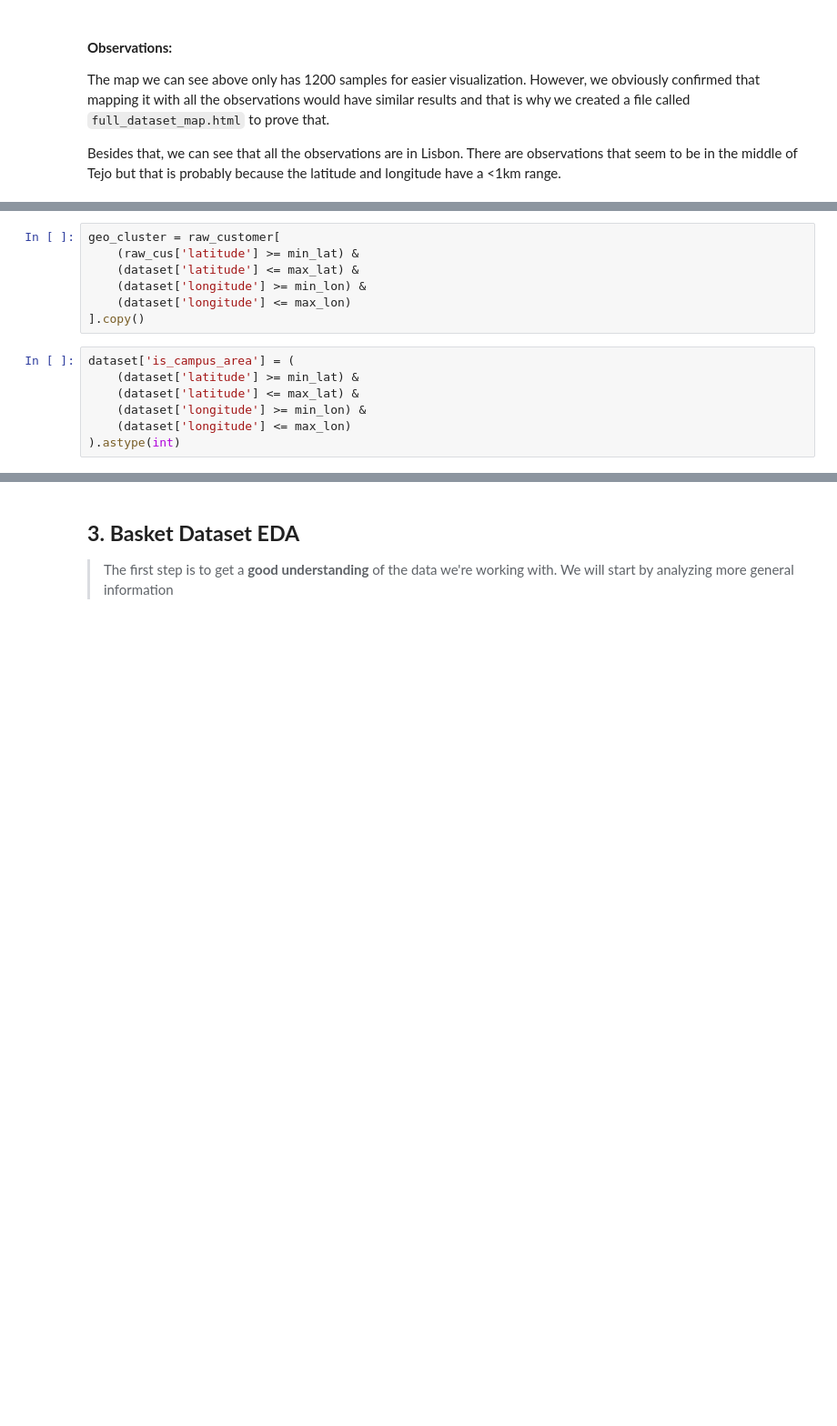
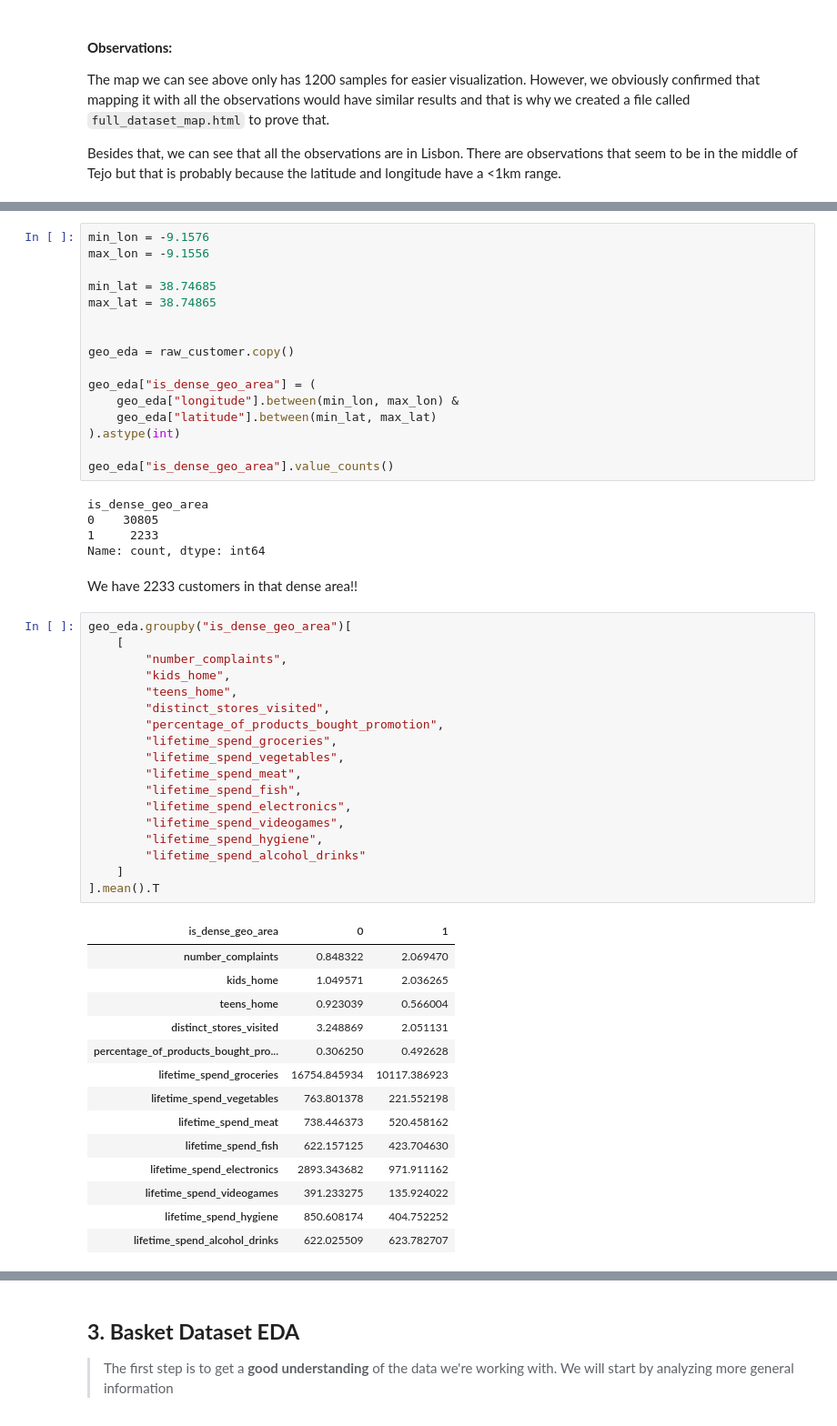
Before and after one commit to tiago2806/ml_project, a Jupyter notebook: notebooks/01_EDA.ipynb, the cells around one changed output, grey strips where cells are left out. Shown at 91% size. Drawn from its saved outputs; the diff is of its cells as text; blank space fills up the shorter version.

Commit message:
geo cluster found

```diff
--- a/notebooks/01_EDA.ipynb
+++ b/notebooks/01_EDA.ipynb
@@ -223,14 +268,56 @@ Besides that, we can see that all the observations are in Lisbon. There are obse
 # %%
-geo_cluster = raw_customer[
-    (raw_cus['latitude'] >= min_lat) &
-    (dataset['latitude'] <= max_lat) &
-    (dataset['longitude'] >= min_lon) &
-    (dataset['longitude'] <= max_lon)
-].copy()
+min_lon = -9.1576
+max_lon = -9.1556
+
+min_lat = 38.74685
+max_lat = 38.74865
+
+
+geo_eda = raw_customer.copy()
+
+geo_eda["is_dense_geo_area"] = (
+    geo_eda["longitude"].between(min_lon, max_lon) &
+    geo_eda["latitude"].between(min_lat, max_lat)
+).astype(int)
+
+geo_eda["is_dense_geo_area"].value_counts()
+# %% [output]
+is_dense_geo_area
+0    30805
+1     2233
+Name: count, dtype: int64
+# %% [markdown]
+We have 2233 customers in that dense area!!
 # %%
-dataset['is_campus_area'] = (
-    (dataset['latitude'] >= min_lat) &
-    (dataset['latitude'] <= max_lat) &
-    (dataset['longitude'] >= min_lon) &
-    (dataset['longitude'] <= max_lon)
-).astype(int)
+geo_eda.groupby("is_dense_geo_area")[
+    [
+        "number_complaints",
+        "kids_home",
+        "teens_home",
+        "distinct_stores_visited",
+        "percentage_of_products_bought_promotion",
+        "lifetime_spend_groceries",
+        "lifetime_spend_vegetables",
+        "lifetime_spend_meat",
+        "lifetime_spend_fish",
+        "lifetime_spend_electronics",
+        "lifetime_spend_videogames",
+        "lifetime_spend_hygiene",
+        "lifetime_spend_alcohol_drinks"
+    ]
+].mean().T
+# %% [output]
+| is_dense_geo_area | 0 | 1 |
+| number_complaints | 0.848322 | 2.069470 |
+| kids_home | 1.049571 | 2.036265 |
+| teens_home | 0.923039 | 0.566004 |
+| distinct_stores_visited | 3.248869 | 2.051131 |
+| percentage_of_products_bought_pro... | 0.306250 | 0.492628 |
+| lifetime_spend_groceries | 16754.845934 | 10117.386923 |
+| lifetime_spend_vegetables | 763.801378 | 221.552198 |
+| lifetime_spend_meat | 738.446373 | 520.458162 |
+| lifetime_spend_fish | 622.157125 | 423.704630 |
+| lifetime_spend_electronics | 2893.343682 | 971.911162 |
+| lifetime_spend_videogames | 391.233275 | 135.924022 |
+| lifetime_spend_hygiene | 850.608174 | 404.752252 |
+| lifetime_spend_alcohol_drinks | 622.025509 | 623.782707 |
```
Also changed, not shown: parts of 10 cells of this notebook, 1 other file.
